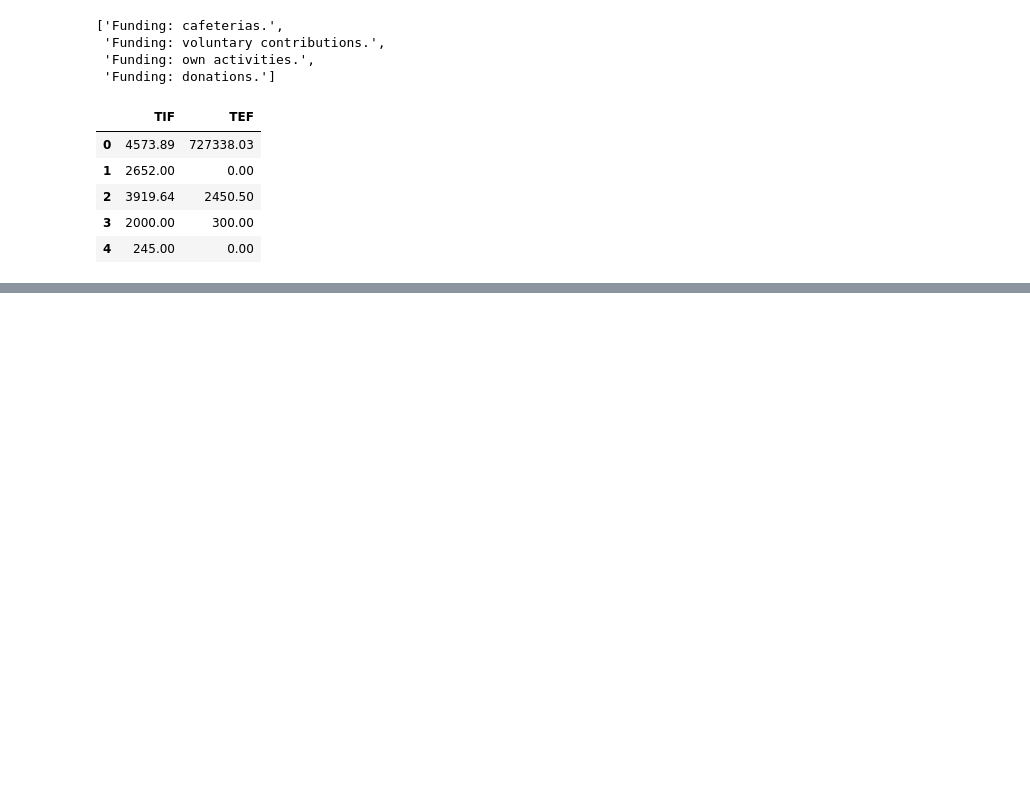
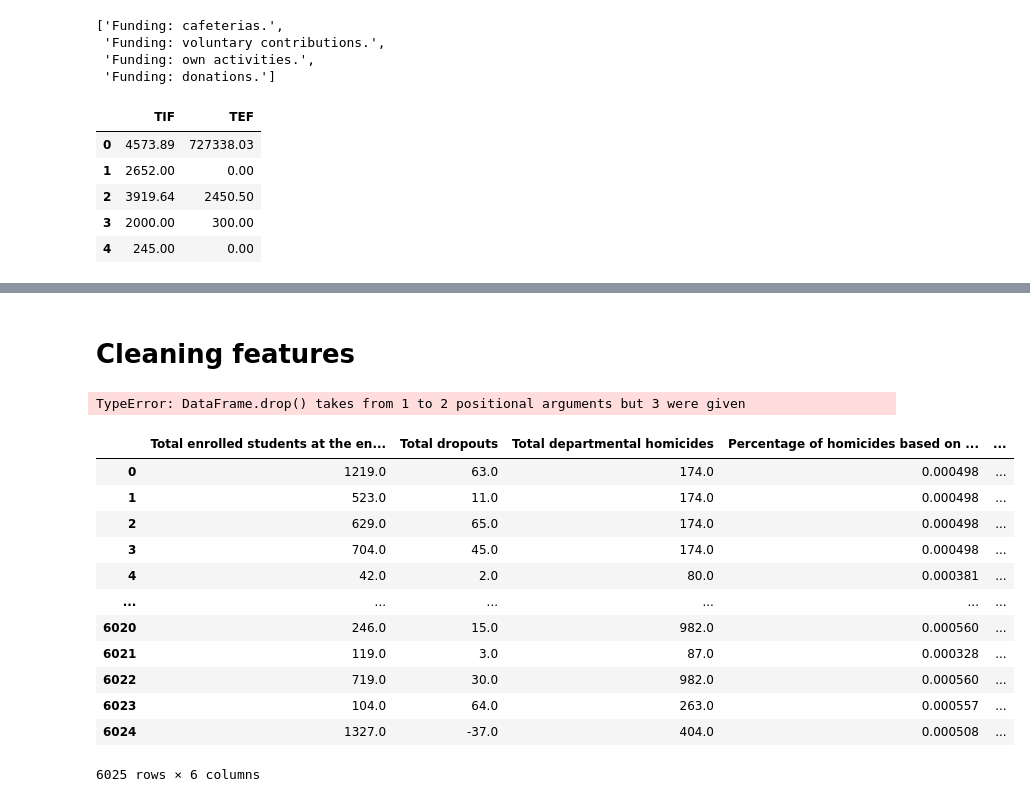
Before and after one commit to guillermo-avelar/dropout-predictor, a Jupyter notebook: dropout-predictor/notebooks/1.0-ga-data-cleaning.ipynb, the cells around one changed output, grey strips where cells are left out. Drawn from its saved outputs; the diff is of its cells as text; code cells hidden in the pictures; blank space fills up the shorter version.

Commit message:
🧐finished data cleaning

```diff
--- a/dropout-predictor/notebooks/1.0-ga-data-cleaning.ipynb
+++ b/dropout-predictor/notebooks/1.0-ga-data-cleaning.ipynb
@@ -302,0 +608,53 @@ list(df.iloc[:10, 28:36].columns)
+# %% [markdown]
+# __Cleaning features__
+# %%
+def bernoulli_to_numeric(x):
+    if x == 'Sí':
+        return 1.0
+    elif x == 'No':
+        return 0.0
+    else:
+        return x
+# %%
+new_df['If private, does it receive subsidy?'] = new_df['If private, does it receive subsidy?'].map(bernoulli_to_numeric)
+new_df['Do you own your facilities?'] = new_df['Do you own your facilities?'].map(bernoulli_to_numeric)
+new_df['Water source: internal pipeline.'] = new_df['Water source: internal pipeline.'].map(bernoulli_to_numeric)
+new_df['Water source: pipe.'] = new_df['Water source: pipe.'].map(bernoulli_to_numeric)
+new_df['Water source: public sink.'] = new_df['Water source: public sink.'].map(bernoulli_to_numeric)
+new_df['Water source: rainwater.'] = new_df['Water source: rainwater.'].map(bernoulli_to_numeric)
+new_df['Water source: river, lake, spring.'] = new_df['Water source: river, lake, spring.'].map(bernoulli_to_numeric)
+new_df['Water source: well.'] = new_df['Water source: well.'].map(bernoulli_to_numeric)
+new_df['If it posseses electrical installations, do they work?']
+new_df['If it posseses sanitary services, are they separated by gender?']
+
+for column in new_df.columns:
+    if 'Does the school have' in column or 'Did you' in column or 'Pregnancy prevention':
+        new_df[column] = new_df[column].map(bernoulli_to_numeric)
+# %%
+# Convert columns 55 and above to floats
+# If there is a comma in a cell, remove it
+for column in new_df.columns[55:]:
+    new_df[column] = new_df[column].replace(',', '', regex=True)
+    new_df[column] = pd.to_numeric(new_df[column], errors='coerce')
+# %%
+new_df.drop(
+    ['Total municipal homicides', 'Total departmental homicides'],
+    inplace=True, axis=1)
+# %% [output]
+TypeError: DataFrame.drop() takes from 1 to 2 positional arguments but 3 were given
+# %%
+new_df.iloc[:,60:66]
+# %% [output]
+|  | Total enrolled students at the en... | Total dropouts | Total departmental homicides | Percentage of homicides based on ... | ... |
+| 0 | 1219.0 | 63.0 | 174.0 | 0.000498 | ... |
+| 1 | 523.0 | 11.0 | 174.0 | 0.000498 | ... |
+| 2 | 629.0 | 65.0 | 174.0 | 0.000498 | ... |
+| 3 | 704.0 | 45.0 | 174.0 | 0.000498 | ... |
+| 4 | 42.0 | 2.0 | 80.0 | 0.000381 | ... |
+| ... | ... | ... | ... | ... | ... |
+| 6020 | 246.0 | 15.0 | 982.0 | 0.000560 | ... |
+| 6021 | 119.0 | 3.0 | 87.0 | 0.000328 | ... |
+| 6022 | 719.0 | 30.0 | 982.0 | 0.000560 | ... |
+| 6023 | 104.0 | 64.0 | 263.0 | 0.000557 | ... |
+| 6024 | 1327.0 | -37.0 | 404.0 | 0.000508 | ... |
+6025 rows × 6 columns
```
Also changed, not shown: parts of 47 cells of this notebook.
